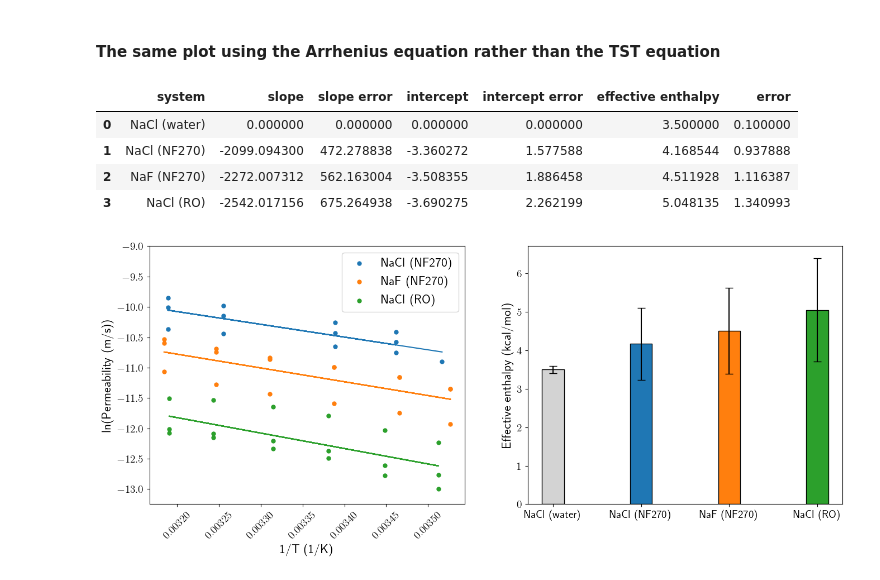
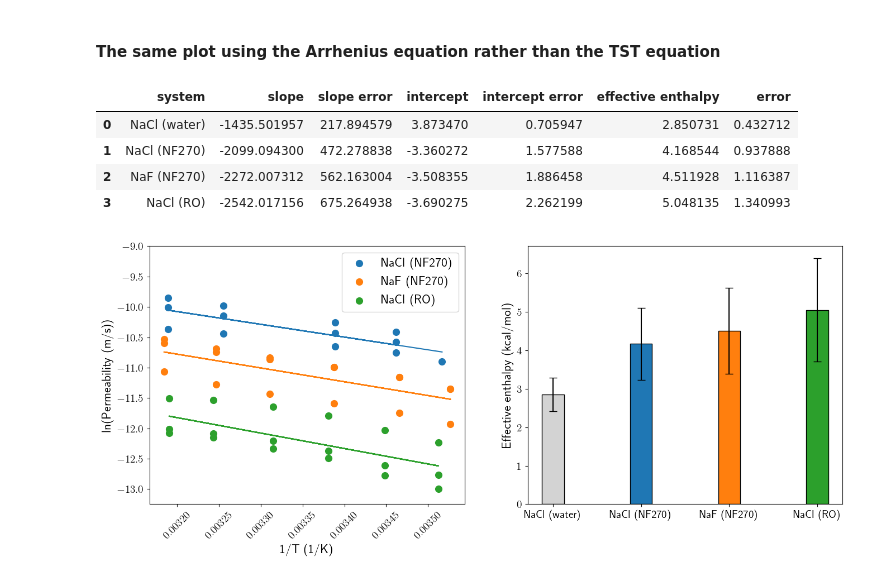
Before and after one commit to schwinns/eyring_model, a Jupyter notebook: experimental_barriers.ipynb, the cells around one changed output. Drawn from its saved outputs; the diff is of its cells as text; code cells hidden in the pictures.

```diff
--- a/experimental_barriers.ipynb
+++ b/experimental_barriers.ipynb
@@ -28,6 +28,7 @@ df['ln(CP/T)'] = np.log(df['B (m/sec)']*delta*h/lam**2/kB/df['T (K)'])
 df1 = df[df['system'] == 'NaCl (NF270)']
 df2 = df[df['system'] == 'NaF (NF270)'].reset_index(drop=True)
 df3 = df[df['system'] == 'NaCl (RO)'].reset_index(drop=True)
+df4 = pd.read_csv('csv_data/experimental_data_water.csv')
 # %% [markdown]
 ### Testing different OLS fits
 # %% [markdown]
@@ -180,13 +181,21 @@ fig.savefig('figs/TST_vs_Arrhenius_plots.png')
 barriers = pd.DataFrame()
 barriers['system'] = ['NaCl (water)', 'NaCl (NF270)', 'NaF (NF270)', 'NaCl (RO)']
 
+# do the analysis for NaCl in water as well
+X = sm.add_constant(1/df4['T (K)'])
+ols = sm.OLS(np.log(df4['Conductivity (uS/cm)'] / df4['T (K)']), X)
+results = ols.fit()
+b, m = results.params
+be, me = results.bse
+
+slopes = [m]
+slope_err = [me]
+intercepts = [b]
+intercept_err = [be]
+dH = [-m*R]
+dH_err = [me*R]
+
 # perform linear regression and save the standard error
-slopes = [0]
-slope_err = [0]
-intercepts = [0]
-intercept_err = [0]
-dH = [3.5]
-dH_err = [0.1]
 for tmp in [df1,df2,df3]:
 
     X = sm.add_constant(1/tmp['T (K)'])
@@ -273,13 +288,21 @@ fig.savefig('figs/experimental_data.png')
 barriers = pd.DataFrame()
 barriers['system'] = ['NaCl (water)', 'NaCl (NF270)', 'NaF (NF270)', 'NaCl (RO)']
 
+# do the analysis for NaCl in water as well
+X = sm.add_constant(1/df4['T (K)'])
+ols = sm.OLS(np.log(df4['Conductivity (uS/cm)'] / df4['T (K)']), X)
+results = ols.fit()
+b, m = results.params
+be, me = results.bse
+
+slopes = [m]
+slope_err = [me]
+intercepts = [b]
+intercept_err = [be]
+dH = [-m*R]
+dH_err = [me*R]
+
 # perform linear regression and save the standard error
-slopes = [0]
-slope_err = [0]
-intercepts = [0]
-intercept_err = [0]
-dH = [3.5]
-dH_err = [0.1]
 for tmp in [df1,df2,df3]:
 
     X = sm.add_constant(1/tmp['T (K)'])
@@ -304,7 +327,7 @@ barriers['error'] = dH_err
 barriers
 # %% [output]
 |  | system | slope | slope error | intercept | intercept error | effective enthalpy | error |
-| 0 | NaCl (water) | 0.000000 | 0.000000 | 0.000000 | 0.000000 | 3.500000 | 0.100000 |
+| 0 | NaCl (water) | -1435.501957 | 217.894579 | 3.873470 | 0.705947 | 2.850731 | 0.432712 |
 | 1 | NaCl (NF270) | -2099.094300 | 472.278838 | -3.360272 | 1.577588 | 4.168544 | 0.937888 |
 | 2 | NaF (NF270) | -2272.007312 | 562.163004 | -3.508355 | 1.886458 | 4.511928 | 1.116387 |
 | 3 | NaCl (RO) | -2542.017156 | 675.264938 | -3.690275 | 2.262199 | 5.048135 | 1.340993 |
@@ -316,32 +339,32 @@ colors = ['tab:blue', 'tab:orange', 'tab:green']
 fig, ax = plt.subplots(1,2, figsize=(16,6))
 
 # plot the TST linear regression plots
 for sys,c in zip(systems,colors):
     tmp = df[df['system'] == sys]
 
     # perform linear regression for plotting
     X = sm.add_constant(tmp['1/T'])
     ols = sm.OLS(tmp['ln(P)'], X)
     res = ols.fit()
     b, m = res.params
 
     # plot the linear regression and the data points with error
     ax[0].plot(tmp['1/T'], m*tmp['1/T']+b, color=c)
     ax[0].scatter(tmp['1/T'], tmp['ln(P)'],
-                 marker='o', label=sys, lw=0, color=c)
+                 marker='o', label=sys, lw=0, color=c, s=90)
 
 ax[0].set_ylim(-13.25, -9)
 ax[0].set_ylabel('ln(Permeability (m/s))', fontsize=16)
 ax[0].set_xlabel('1/T (1/K)', fontsize=16)
 ax[0].tick_params('x', labelsize=14, labelrotation=45)
 ax[0].tick_params('y', labelsize=14)
 ax[0].legend(loc='best', fontsize=16)
 
 # plot the barriers errors
 bar_colors = ['lightgray', 'tab:blue', 'tab:orange', 'tab:green']
 ax[1].bar(barriers['system'], barriers['effective enthalpy'], yerr=barriers['error'],
           color=bar_colors, edgecolor='k', width=0.25, capsize=5)
 ax[1].set_ylabel('Effective enthalpy (kcal/mol)', fontsize=16)
 ax[1].tick_params('both', labelsize=14)
 # %% [output]
-[figure, old version]
+[figure, new version]
```
Also changed, not shown: parts of 6 cells of this notebook, 14 other files.
